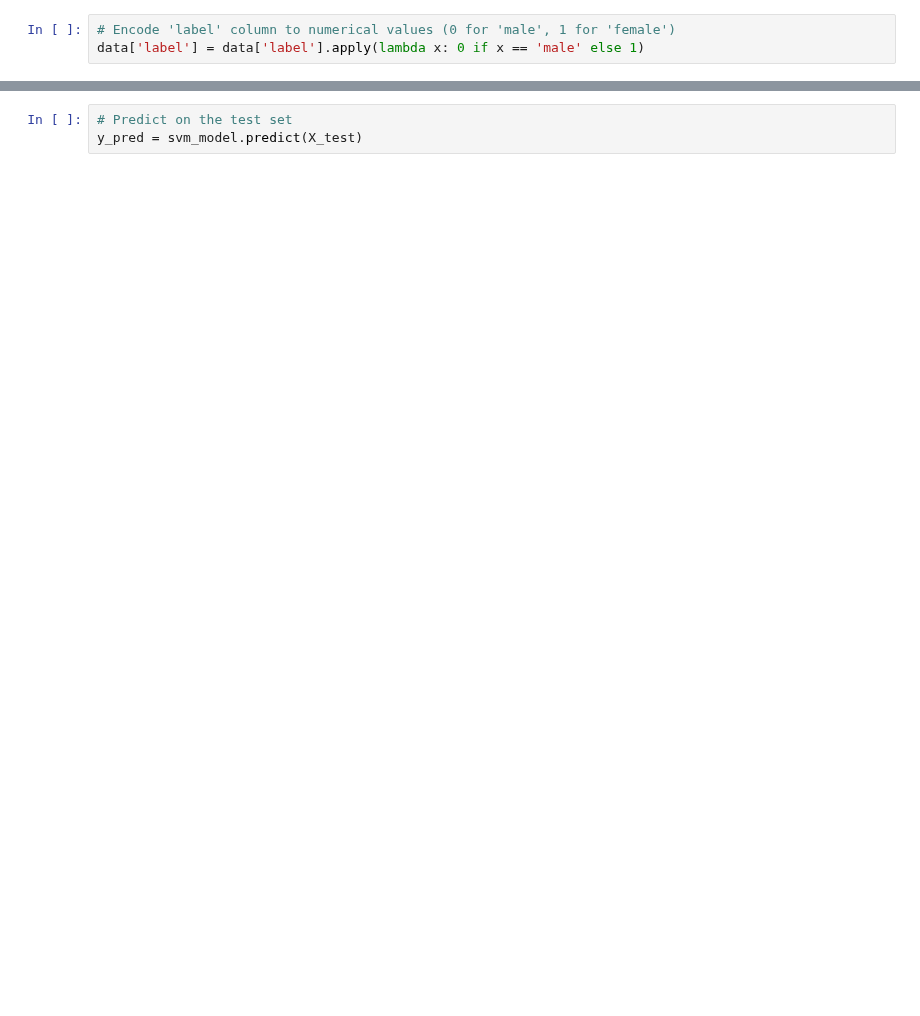
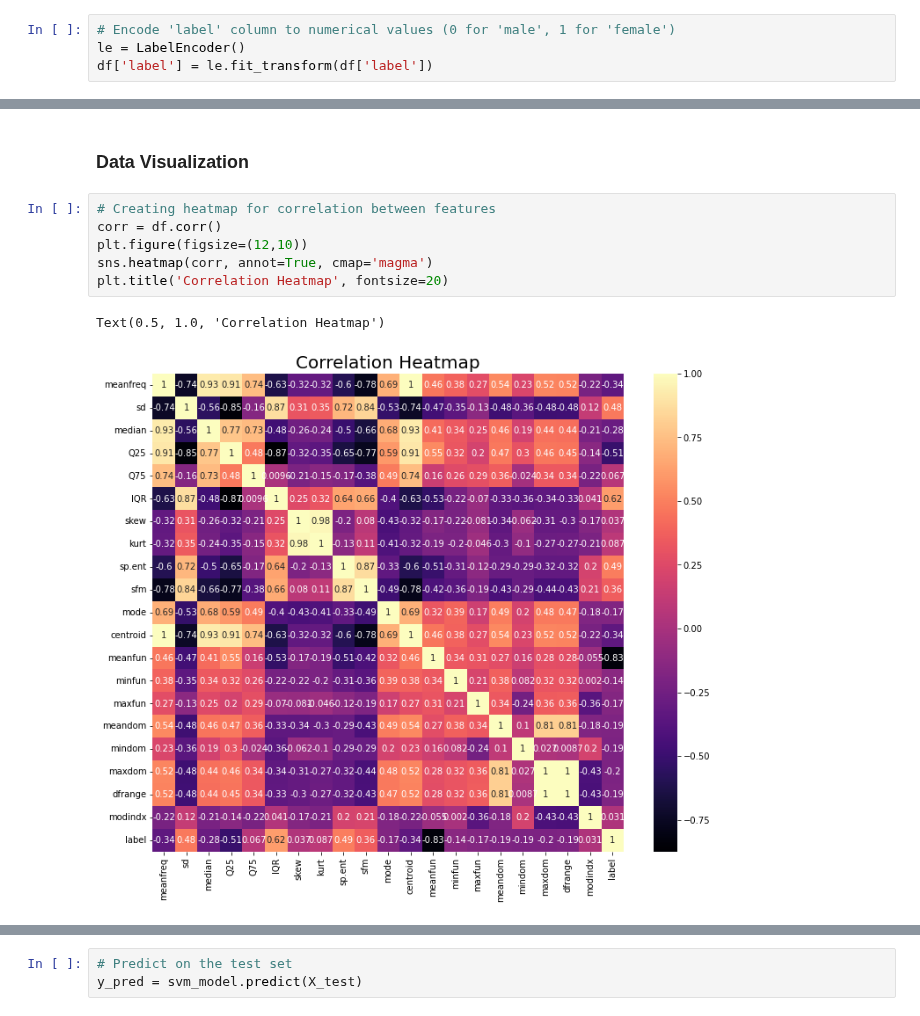
Before and after one commit to andidprastyo/ML-2023, a Jupyter notebook: 04 - Classification/tugas.ipynb, the cells around one changed output, grey strips where cells are left out. Cells and saved outputs as stored; diff of their text form; blank space fills up the shorter version.

```diff
--- a/04 - Classification/tugas.ipynb
+++ b/04 - Classification/tugas.ipynb
@@ -23,3 +30,4 @@ data
 # %%
 # Encode 'label' column to numerical values (0 for 'male', 1 for 'female')
-data['label'] = data['label'].apply(lambda x: 0 if x == 'male' else 1)
+le = LabelEncoder()
+df['label'] = le.fit_transform(df['label'])
@@ -25,0 +101,11 @@ data['label'] = data['label'].apply(lambda x: 0 if x == 'male' else 1)
+# %% [markdown]
+### Data Visualization
+# %%
+# Creating heatmap for correlation between features
+corr = df.corr()
+plt.figure(figsize=(12,10))
+sns.heatmap(corr, annot=True, cmap='magma')
+plt.title('Correlation Heatmap', fontsize=20)
+# %% [output]
+Text(0.5, 1.0, 'Correlation Heatmap')
+[figure, added]
```
Also changed, not shown: parts of 21 cells of this notebook.
